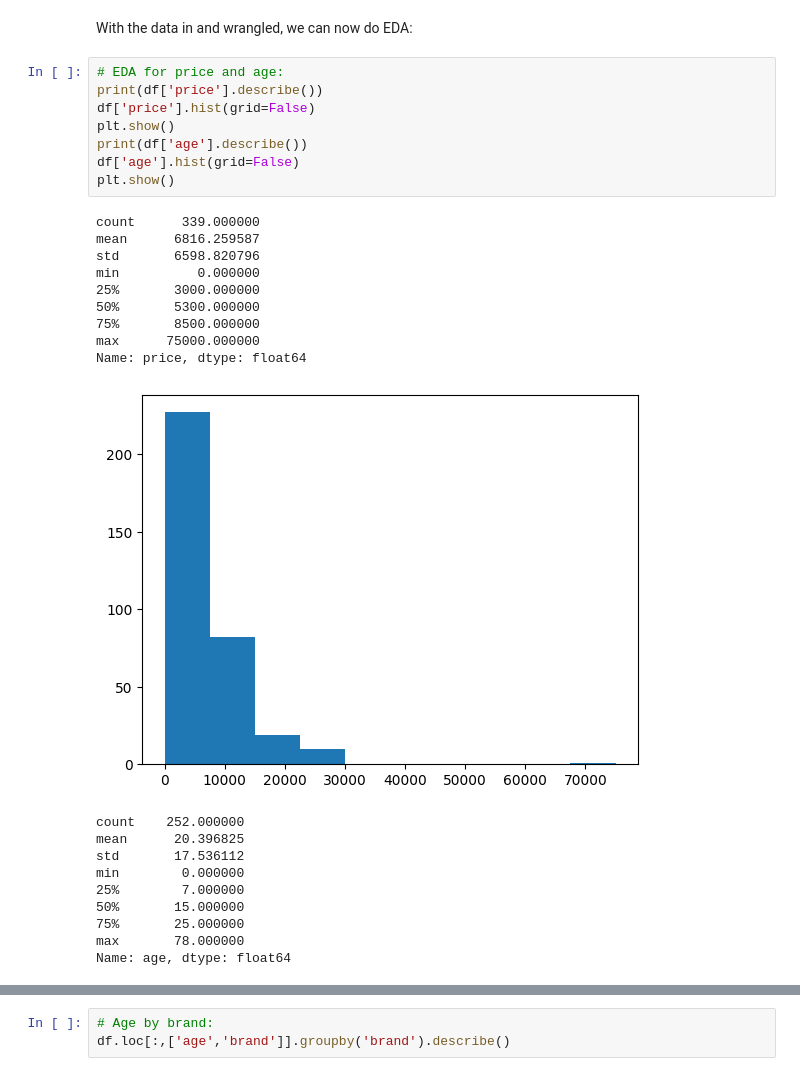
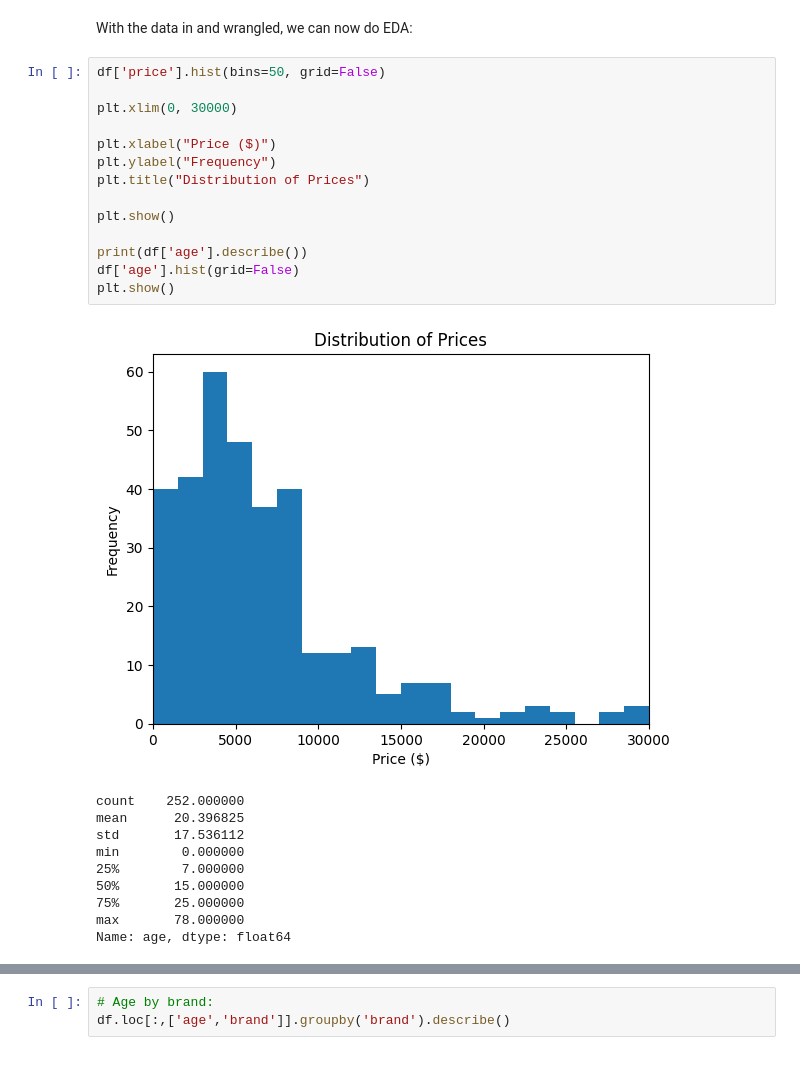
Before and after one commit to deancuva/labs, a Jupyter notebook: 02_scraping/lab_notebook.ipynb, the cells around one changed output, grey strips where cells are left out. Cells and saved outputs as stored; diff of their text form.

```diff
--- a/02_scraping/lab_notebook.ipynb
+++ b/02_scraping/lab_notebook.ipynb
@@ -113,33 +115,30 @@ df.head()
 # %% [markdown]
 With the data in and wrangled, we can now do EDA:
 # %%
-# EDA for price and age:
-print(df['price'].describe())
-df['price'].hist(grid=False)
+df['price'].hist(bins=50, grid=False)
+
+plt.xlim(0, 30000)
+
+plt.xlabel("Price ($)")
+plt.ylabel("Frequency")
+plt.title("Distribution of Prices")
+
 plt.show()
+
 print(df['age'].describe())
 df['age'].hist(grid=False)
 plt.show()
 # %% [output]
+[figure, new version]
-count      339.000000
-mean      6816.259587
-std       6598.820796
-min          0.000000
-25%       3000.000000
-50%       5300.000000
-75%       8500.000000
-max      75000.000000
-Name: price, dtype: float64
+count    252.000000
+mean      20.396825
+std       17.536112
+min        0.000000
+25%        7.000000
+50%       15.000000
+75%       25.000000
+max       78.000000
+Name: age, dtype: float64
-[figure, old version]
-count    252.000000
-mean      20.396825
-std       17.536112
-min        0.000000
-25%        7.000000
-50%       15.000000
-75%       25.000000
-max       78.000000
-Name: age, dtype: float64
 [figure]
 # %%
 # Price by brand:
```
Also changed, not shown: parts of 2 cells of this notebook.
